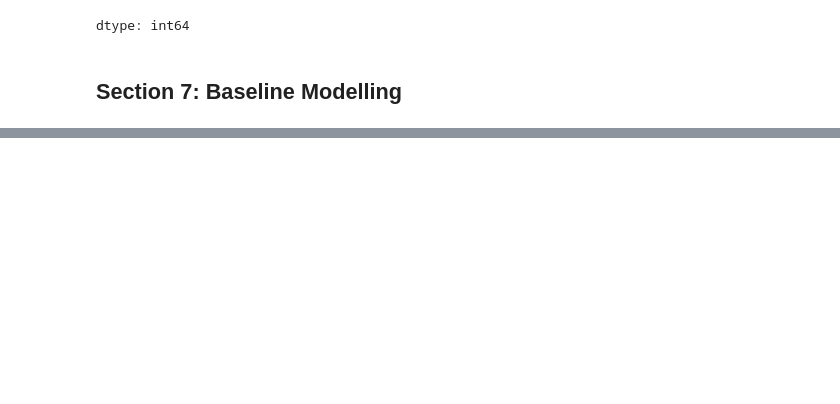
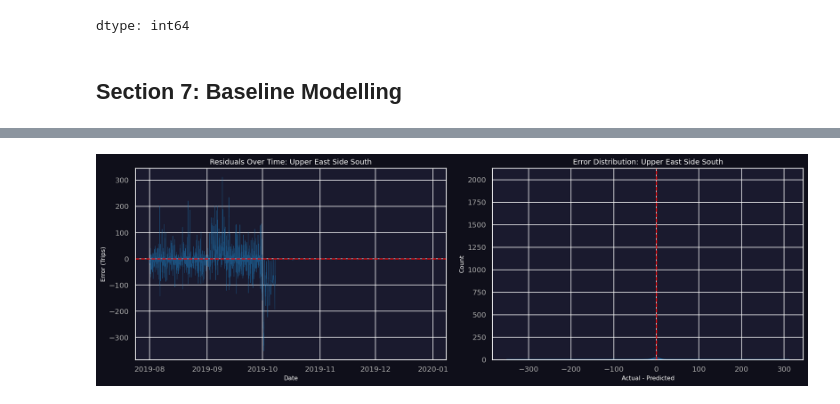
Before and after one commit to aislam2346/aislam, a Jupyter notebook: NYC_Taxi_Pipeline_Clean_v2.ipynb, the cells around one changed output, grey strips where cells are left out. Cells and saved outputs as stored; diff of their text form; code cells hidden in the pictures; blank space fills up the shorter version.

```diff
--- a/NYC_Taxi_Pipeline_Clean_v2.ipynb
+++ b/NYC_Taxi_Pipeline_Clean_v2.ipynb
@@ -1024,0 +1162,4 @@ Training until validation scores don't improve for 50 rounds
+# %%
+plot_zone_residuals(val, "Upper East Side South")
+# %% [output]
+[figure, added]
```
Also changed, not shown: parts of 23 cells of this notebook.
